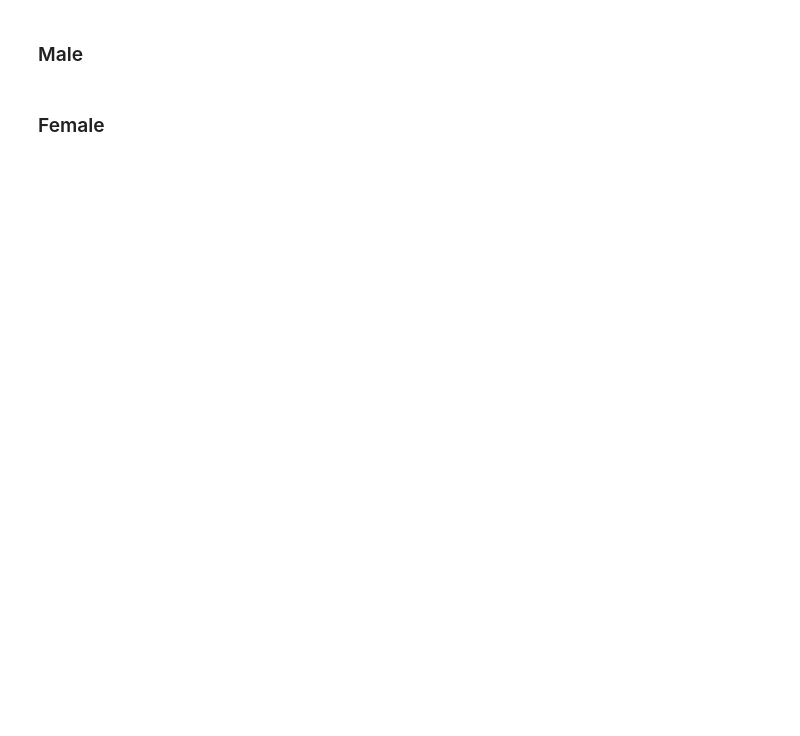
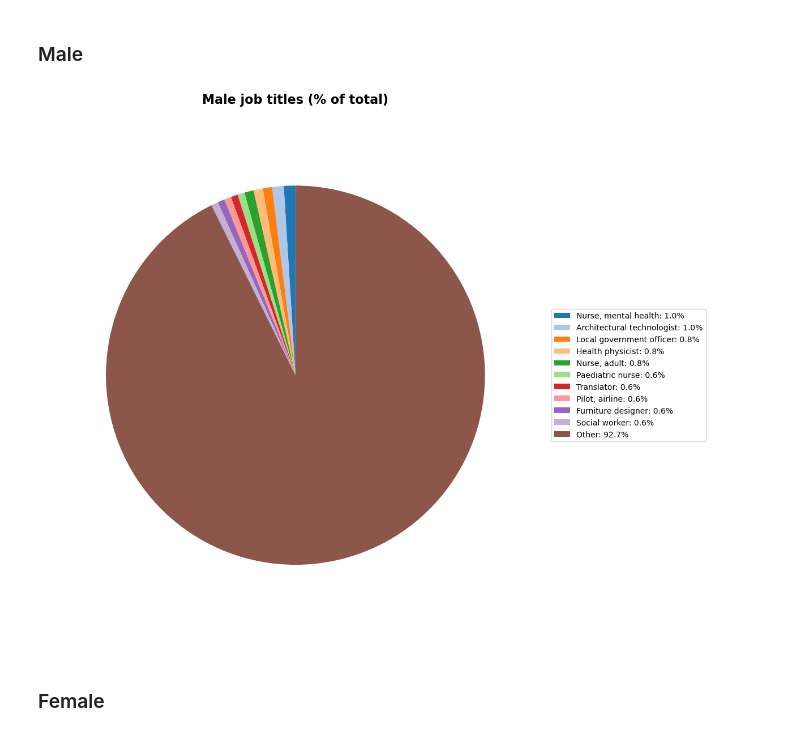
Before and after one commit to KaiiMenai/programming-for-data-analytics, a Jupyter notebook: pfda-assignments/assignment03-pie.ipynb, the cells around one changed output. Cells and saved outputs as stored; diff of their text form; code cells hidden in the pictures; blank space fills up the shorter version.

```diff
--- a/pfda-assignments/assignment03-pie.ipynb
+++ b/pfda-assignments/assignment03-pie.ipynb
@@ -192,31 +307,42 @@ print(grouped_female)
 # %%
 # Need to Enable inline plotting for this Jupyter Notebook.
 # %matplotlib inline
 # Create a pie chart showing percentage of total for each Job Title for males.
 counts_male = df_male['Job Title'].value_counts()
+
 # Decide how many slices to show (top_n). Remaining will be grouped into 'Other'
 top_n = 10
 if len(counts_male) > top_n:
     top_male = counts_male.iloc[:top_n]
     other_male = counts_male.iloc[top_n:].sum()
     labels_male = list(top_male.index) + ['Other']
     sizes_male = list(top_male.values) + [other_male]
 else:
     labels_male = list(counts_male.index)
     sizes_male = list(counts_male.values)
+
 # Convert sizes to percentages of the total
 total_male = sum(sizes_male)
 percent_sizes_male = [s / total_male * 100 for s in sizes_male]
-fig, ax = plt.subplots(figsize=(8, 8))
-# Explode the largest slice slightly for emphasis
-# explode = [0.05 if i == 0 else 0 for i in range(len(sizes))]
-wedges, texts, autotexts = ax.pie(sizes_male, labels=labels_male, autopct='%1.1f%%', startangle=90, pctdistance=0.8)
+
+# Create legend labels with names and percentages
+legend_labels = [f'{label}: {percent:.1f}%' for label, percent in zip(labels_male, percent_sizes_male)]
+
+# Define a color palette for distinct segments (darker colors)
+colors = plt.cm.tab20(range(len(sizes_male)))
+
+fig, ax = plt.subplots(figsize=(12, 10))
+# Create pie chart without labels on the segments
+wedges, texts = ax.pie(sizes_male, startangle=90, colors=colors)
 ax.axis('equal')  # Equal aspect ratio ensures the pie chart is circular.
-ax.set_title('Male job titles (% of total)')
-# Improve text size
-plt.setp(autotexts, size=10, weight='bold')
-plt.setp(texts, size=9)
+ax.set_title('Male job titles (% of total)', fontsize=16, fontweight='bold')
+
+# Add legend with labels and percentages using wedges as handles
+ax.legend(wedges, legend_labels, loc='center left', bbox_to_anchor=(1, 0, 0.5, 1), fontsize=10)
+plt.tight_layout()
 plt.show()
+# %% [output]
+[figure, added]
 # %% [markdown]
 ### Female
 # %%
```
Also changed, not shown: parts of 9 cells of this notebook.
